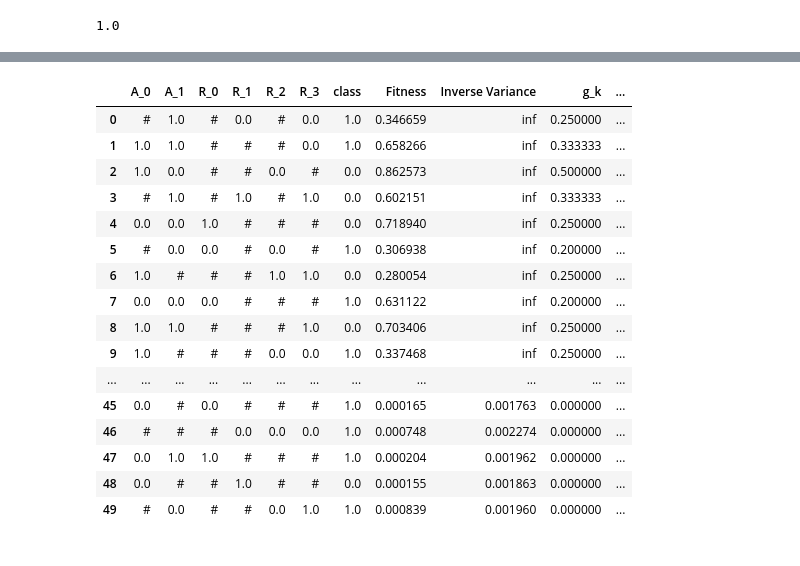
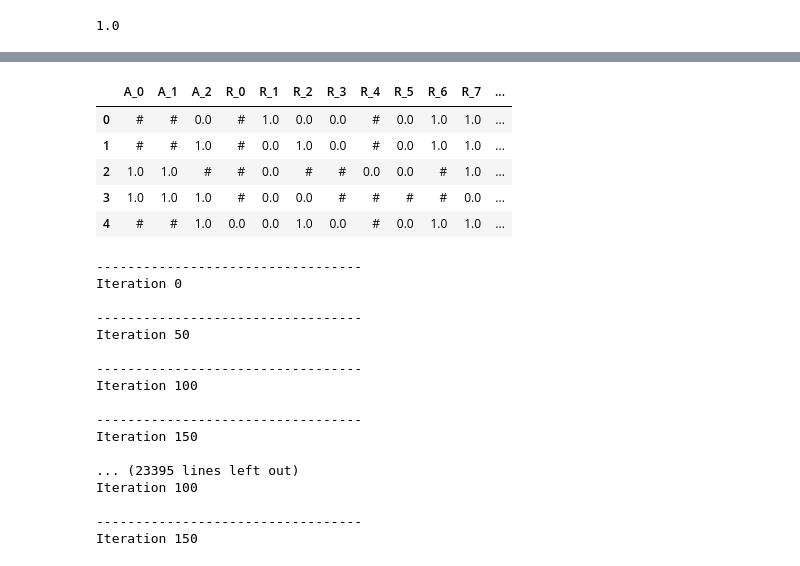
Before and after one commit to markusweis/scikit-XCS, a Jupyter notebook: Small.ipynb, the cells around one changed output, grey strips where cells are left out. Saved outputs shown, nothing was run; the diff lists cells and outputs as text; code cells hidden in the pictures.

```diff
--- a/Small.ipynb
+++ b/Small.ipynb
@@ -22,7 +22,7 @@ dataFeatures = np.delete(formatted,-1,axis=1)
 dataActions = formatted[:,-1]
 
 
-clf_inv_var = XCS(learning_iterations=15000, N=1000, do_action_set_subsumption=True, use_inverse_varinance=True)
+clf_inv_var = XCS(learning_iterations=3000, N=1000, do_action_set_subsumption=True, mixing_method="inv-var-continous-update")
 clf_inv_var.fit(dataFeatures, dataActions)
 # %% [output]
 ----------------------------------
@@ -142,22 +143,34 @@ ax2.set(title="Normales XCS");
 # %%
 clf_inv_var.export_final_rule_population("defaultExportDir/fileRulePopulation.csv",headers,actionLabel)
 csv = pd.read_csv("defaultExportDir/fileRulePopulation.csv")
-csv[csv.columns[0:20]][0:50]
+csv[csv.columns[0:20]][0:5]
 # %% [output]
-|  | A_0 | A_1 | R_0 | R_1 | R_2 | R_3 | class | Fitness | Inverse Variance | g_k | ... |
-| 0 | # | 1.0 | # | 0.0 | # | 0.0 | 1.0 | 0.346659 | inf | 0.250000 | ... |
-| 1 | 1.0 | 1.0 | # | # | # | 0.0 | 1.0 | 0.658266 | inf | 0.333333 | ... |
-| 2 | 1.0 | 0.0 | # | # | 0.0 | # | 0.0 | 0.862573 | inf | 0.500000 | ... |
-| 3 | # | 1.0 | # | 1.0 | # | 1.0 | 0.0 | 0.602151 | inf | 0.333333 | ... |
-| 4 | 0.0 | 0.0 | 1.0 | # | # | # | 0.0 | 0.718940 | inf | 0.250000 | ... |
-| 5 | # | 0.0 | 0.0 | # | 0.0 | # | 1.0 | 0.306938 | inf | 0.200000 | ... |
-| 6 | 1.0 | # | # | # | 1.0 | 1.0 | 0.0 | 0.280054 | inf | 0.250000 | ... |
-| 7 | 0.0 | 0.0 | 0.0 | # | # | # | 1.0 | 0.631122 | inf | 0.200000 | ... |
-| 8 | 1.0 | 1.0 | # | # | # | 1.0 | 0.0 | 0.703406 | inf | 0.250000 | ... |
-| 9 | 1.0 | # | # | # | 0.0 | 0.0 | 1.0 | 0.337468 | inf | 0.250000 | ... |
-| ... | ... | ... | ... | ... | ... | ... | ... | ... | ... | ... | ... |
-| 45 | 0.0 | # | 0.0 | # | # | # | 1.0 | 0.000165 | 0.001763 | 0.000000 | ... |
-| 46 | # | # | # | 0.0 | 0.0 | 0.0 | 1.0 | 0.000748 | 0.002274 | 0.000000 | ... |
-| 47 | 0.0 | 1.0 | 1.0 | # | # | # | 1.0 | 0.000204 | 0.001962 | 0.000000 | ... |
-| 48 | 0.0 | # | # | 1.0 | # | # | 0.0 | 0.000155 | 0.001863 | 0.000000 | ... |
-| 49 | # | 0.0 | # | # | 0.0 | 1.0 | 1.0 | 0.000839 | 0.001960 | 0.000000 | ... |
+|  | A_0 | A_1 | A_2 | R_0 | R_1 | R_2 | R_3 | R_4 | R_5 | R_6 | R_7 | ... |
+| 0 | # | # | 0.0 | # | 1.0 | 0.0 | 0.0 | # | 0.0 | 1.0 | 1.0 | ... |
+| 1 | # | # | 1.0 | # | 0.0 | 1.0 | 0.0 | # | 0.0 | 1.0 | 1.0 | ... |
+| 2 | 1.0 | 1.0 | # | # | 0.0 | # | # | 0.0 | 0.0 | # | 1.0 | ... |
+| 3 | 1.0 | 1.0 | 1.0 | # | 0.0 | 0.0 | # | # | # | # | 0.0 | ... |
+| 4 | # | # | 1.0 | 0.0 | 0.0 | 1.0 | 0.0 | # | 0.0 | 1.0 | 1.0 | ... |
+# %%
+scores_inv_var = []
+for i in range(10):
+    for j in cross_val_score(clf_inv_var, dataFeatures, dataActions, cv=5):
+        scores_inv_var.append(j)
+# %% [output]
+----------------------------------
+Iteration 0
+
+----------------------------------
+Iteration 50
+
+----------------------------------
+Iteration 100
+
+----------------------------------
+Iteration 150
+
+... (23395 lines left out)
+Iteration 100
+
+----------------------------------
+Iteration 150
```
Also changed, not shown: parts of 5 cells of this notebook, 6 other files.
